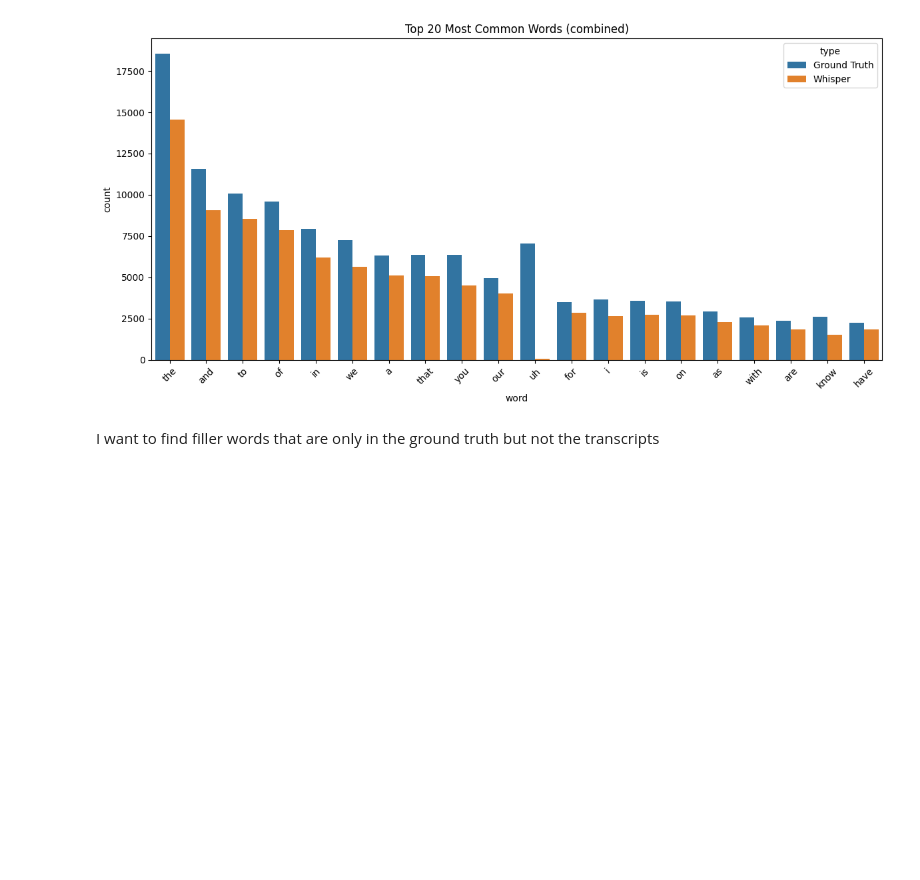
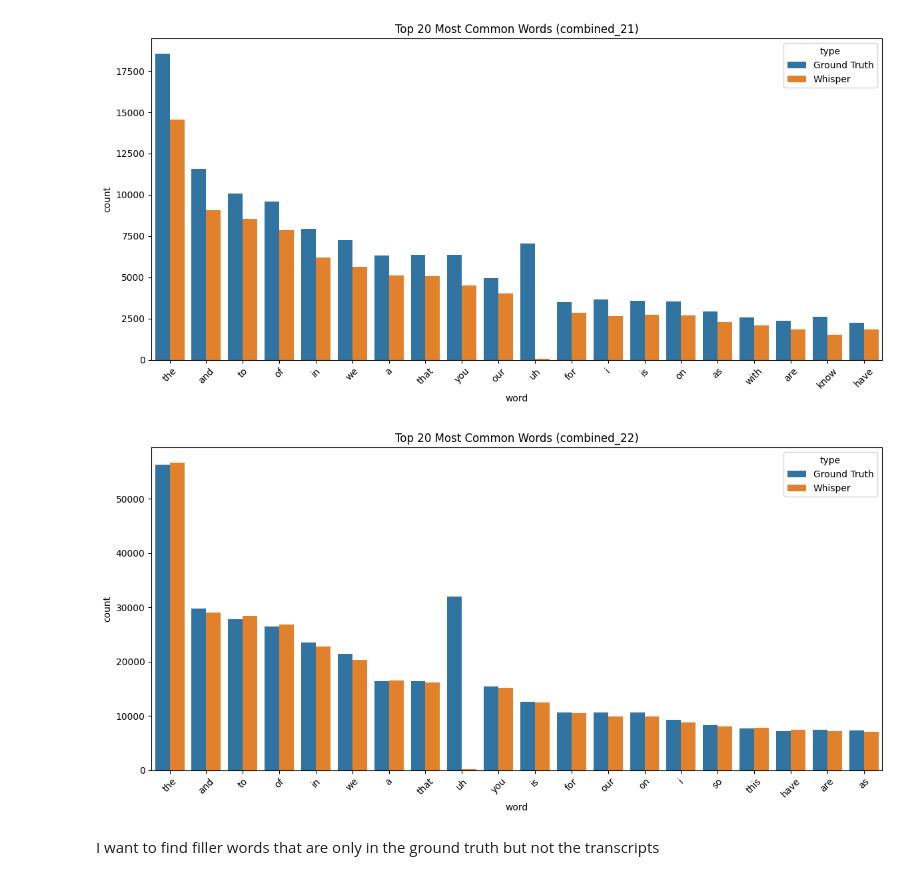
Before and after one commit to MakkerW/Thesis, a Jupyter notebook: Metrics.ipynb, the cells around one changed output. Drawn from its saved outputs; the diff is of its cells as text; code cells hidden in the pictures; blank space fills up the shorter version.

```diff
--- a/Metrics.ipynb
+++ b/Metrics.ipynb
@@ -117,49 +172,46 @@ max     0.571962   0.563592   0.694198
 # %%
-
 def clean_and_tokenize(text):
-    # Lowercase, remove punctuation, split by whitespace
     text = text.lower()
     text = re.sub(r'[^\w\s]', '', text)
     return text.split()
 
-def get_all_texts(df, colname):
-    words = []
-    for path in df[colname]:
-        with open(path, 'r', encoding='utf-8') as f:
-            words += clean_and_tokenize(f.read())
-    return words
+def plot_top_words(df_paths, label, top_n=20):
+    # Tokenize words
+    gt_words = []
+    hyp_words = []
+    for _, row in df_paths.iterrows():
+        gt_words += clean_and_tokenize(row['gt_text'])
+        hyp_words += clean_and_tokenize(row['whisper_text'])
+
+    # Count frequencies
+    gt_counter = Counter(gt_words)
+    hyp_counter = Counter(hyp_words)
+    all_words = set(gt_counter) | set(hyp_counter)
+
+    combined_freqs = {word: gt_counter[word] + hyp_counter[word] for word in all_words}
+    top_words = sorted(combined_freqs.items(), key=lambda x: x[1], reverse=True)[:top_n]
+    top_words_list = [word for word, _ in top_words]
+
+    # Create DataFrame for plotting
+    data = []
+    for word in top_words_list:
+        data.append({'word': word, 'count': gt_counter[word], 'type': 'Ground Truth'})
+        data.append({'word': word, 'count': hyp_counter[word], 'type': 'Whisper'})
+    df_top = pd.DataFrame(data)
 
 
+    plt.figure(figsize=(12, 6))
+    sns.barplot(data=df_top, x='word', y='count', hue='type')
+    plt.title(f"Top {top_n} Most Common Words ({label})")
+    plt.xticks(rotation=45)
+    plt.tight_layout()
+    plt.show()
 
-gt_words = get_all_texts(df_paths, 'gt_path')
-hyp_words = get_all_texts(df_paths, 'whisper_path')
-
-
-gt_counter = Counter(gt_words)
-hyp_counter = Counter(hyp_words)
-
-all_words = set(gt_counter) | set(hyp_counter)
-combined_freqs = {word: gt_counter[word] + hyp_counter[word] for word in all_words}
-top_n = 20
-top_words = sorted(combined_freqs.items(), key=lambda x: x[1], reverse=True)[:top_n]
-top_words_list = [word for word, _ in top_words]
-
-data = []
-for word in top_words_list:
-    data.append({'word': word, 'count': gt_counter[word], 'type': 'Ground Truth'})
-    data.append({'word': word, 'count': hyp_counter[word], 'type': 'Whisper'})
-
-df_top = pd.DataFrame(data)
-
-
-plt.figure(figsize=(12, 6))
-sns.barplot(data=df_top, x='word', y='count', hue='type')
-plt.title(f"Top {top_n} Most Common Words (combined)")
-plt.xticks(rotation=45)
-plt.tight_layout()
-plt.show()
+plot_top_words(df_paths_21, label="combined_21")
+plot_top_words(df_paths_22, label="combined_22")
 # %% [output]
-[figure, old version]
+[figure, new version]
+[figure, added]
 # %% [markdown]
 I want to find filler words that are only in the ground truth but not the transcripts
 # %%
```
Also changed, not shown: parts of 15 cells of this notebook, 2 other files.
